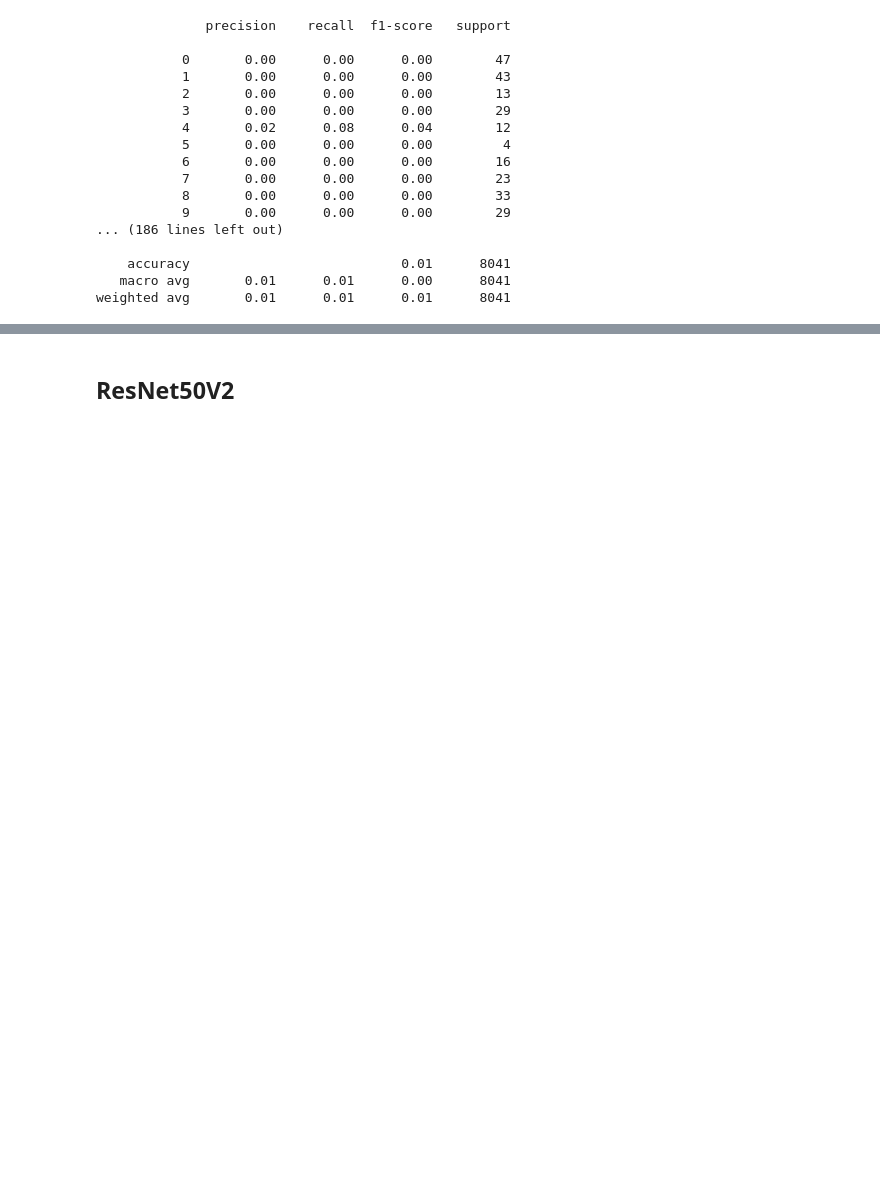
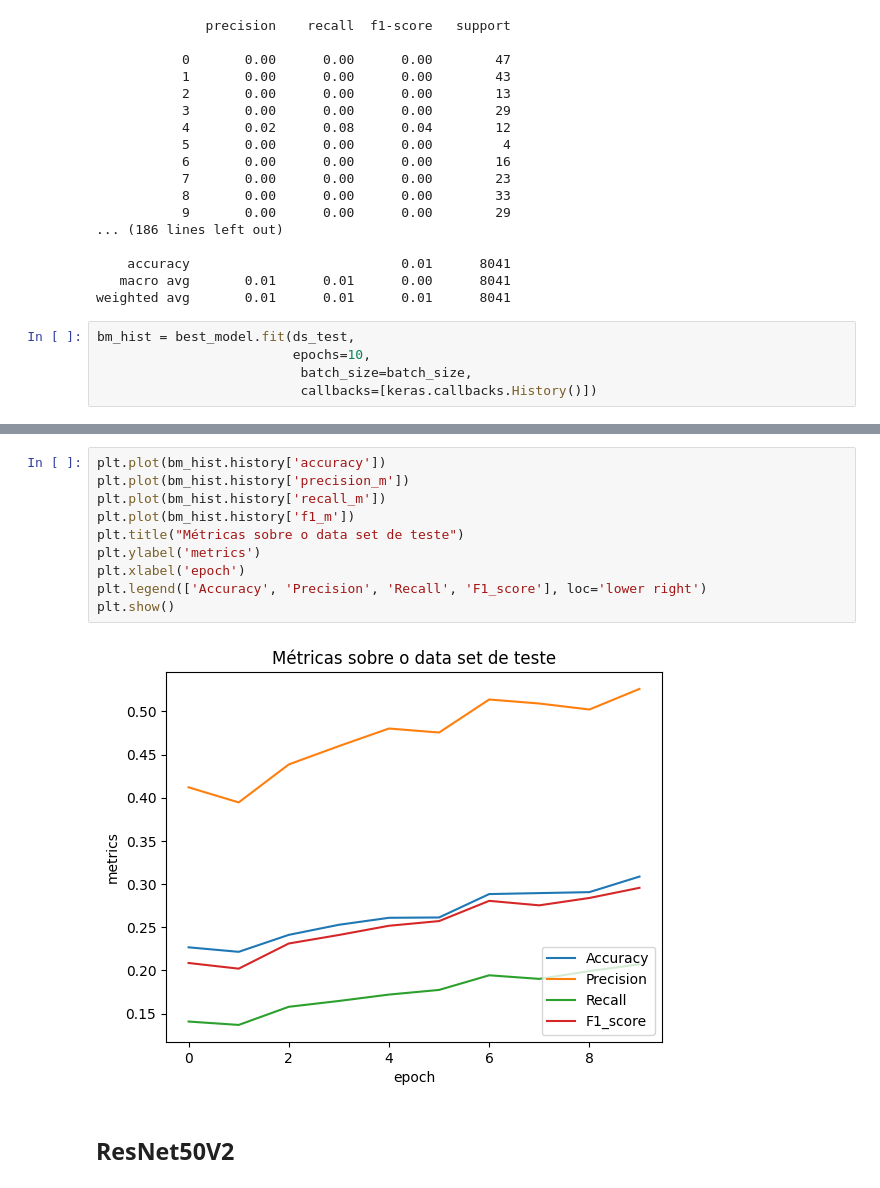
Before and after one commit to davidolima/car-model-classification, a Jupyter notebook: main.ipynb, the cells around one changed output, grey strips where cells are left out. Drawn from its saved outputs; the diff is of its cells as text; blank space fills up the shorter version.

Commit message:
Metrics over test data set

```diff
--- a/main.ipynb
+++ b/main.ipynb
@@ -481,3 +501,8 @@ print(classification_report(np.argmax(bm_prediction,axis=1), np.argmax(y_test,ax
     accuracy                           0.01      8041
    macro avg       0.01      0.01      0.00      8041
 weighted avg       0.01      0.01      0.01      8041
+# %%
+bm_hist = best_model.fit(ds_test,
+                         epochs=10,
+                          batch_size=batch_size,
+                          callbacks=[keras.callbacks.History()])
@@ -484,3 +530,15 @@ weighted avg       0.01      0.01      0.01      8041
+# %%
+plt.plot(bm_hist.history['accuracy'])
+plt.plot(bm_hist.history['precision_m'])
+plt.plot(bm_hist.history['recall_m'])
+plt.plot(bm_hist.history['f1_m'])
+plt.title("Métricas sobre o data set de teste")
+plt.ylabel('metrics')
+plt.xlabel('epoch')
+plt.legend(['Accuracy', 'Precision', 'Recall', 'F1_score'], loc='lower right')
+plt.show()
+# %% [output]
+[figure, added]
 # %% [markdown]
 ## ResNet50V2
 # %% [markdown]
```
Also changed, not shown: parts of 12 cells of this notebook.
